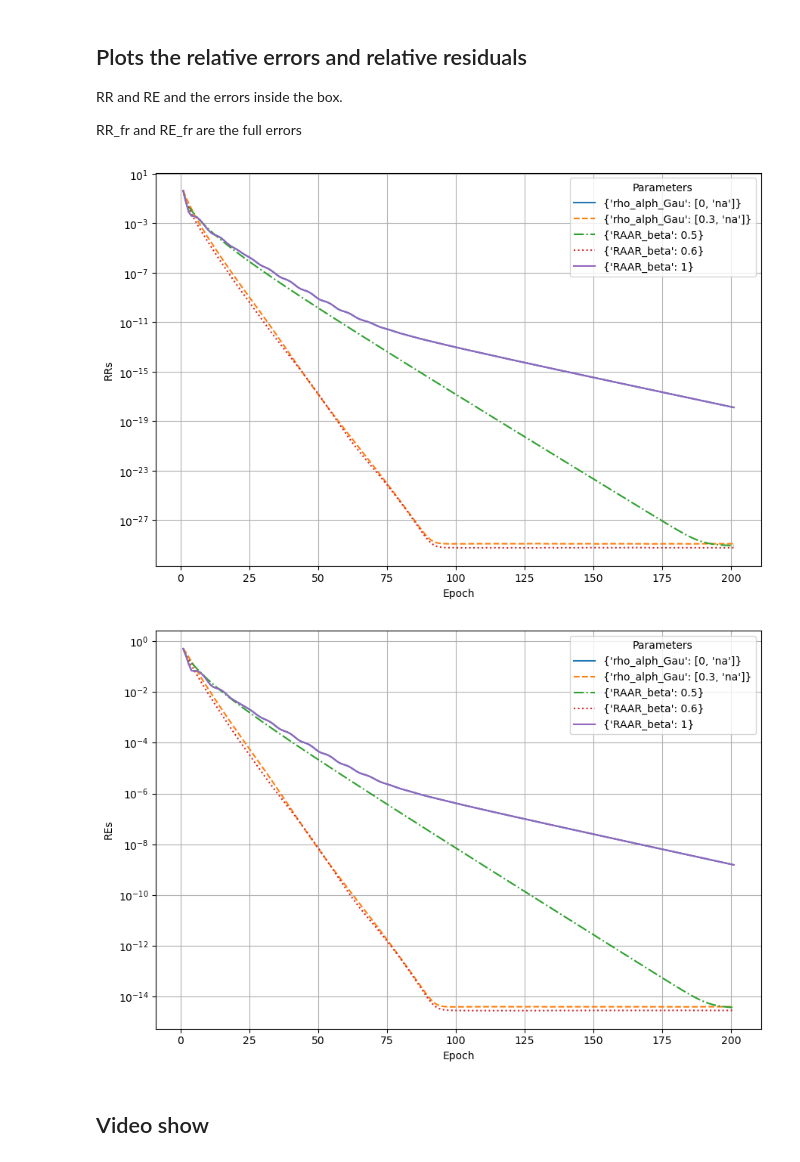
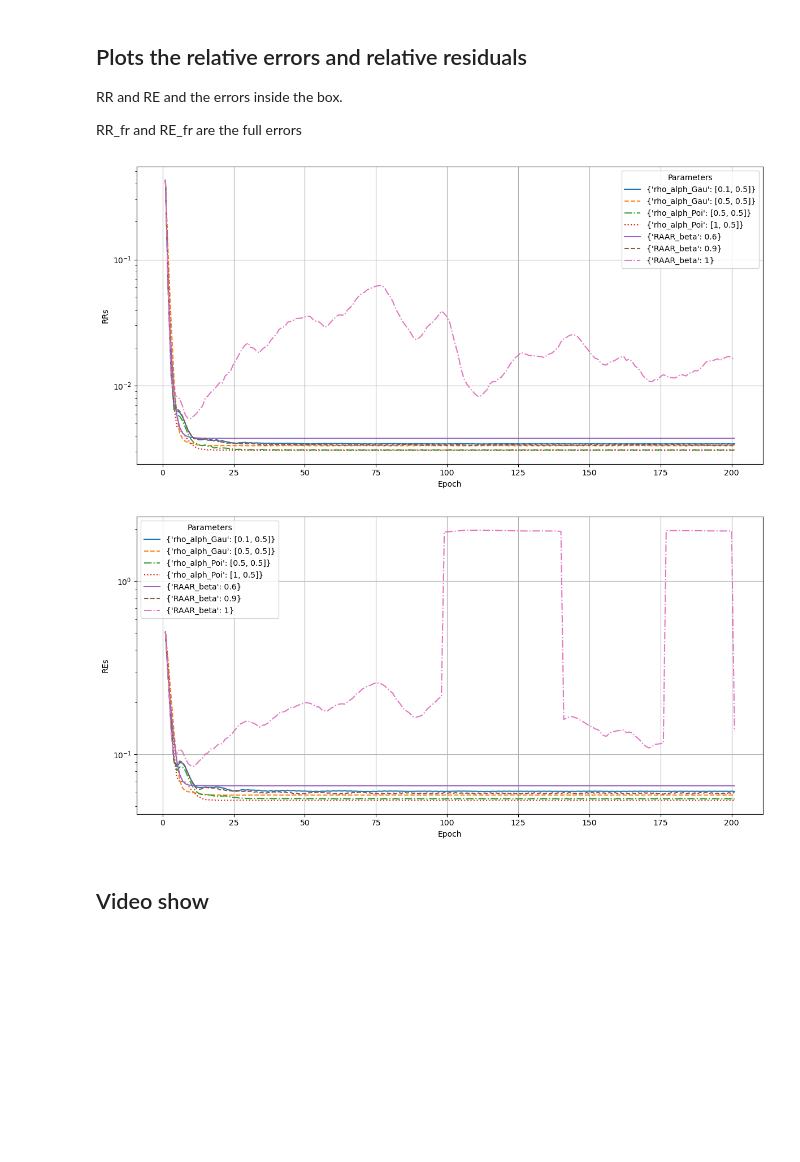
Before and after one commit to JeremieSefo/PhaseRetrievalMirror, a Jupyter notebook: optimized.ipynb, the cells around one changed output. Cells and saved outputs as stored; diff of their text form; code cells hidden in the pictures; blank space fills up the shorter version.

```diff
--- a/optimized.ipynb
+++ b/optimized.ipynb
@@ -1284,7 +1284,8 @@ Algos_group = [
 
     # ['Averaged Alternating Reflections RSRM', 'RAAR', 'Gaussian-DRS' ] #, 'Gaussian-DRS', 'Poisson-DRS in OS'  'Averaged Alternating Reflections RMRS',
     # ['Hybrid Input-Output' ], # , 'RAAR', 'Gaussian-DRS'  #, 'Gaussian-DRS', 'Poisson-DRS in OS'  'Averaged Alternating Reflections RMRS',
-    [ 'Gaussian-DRS'],  # , 'Hybrid Input-Output'
+    # ['Poisson-DRS'],  # 'Gaussian-DRS' , 'Poisson-DRS' , 'Hybrid Input-Output'
+    [ 'Gaussian-DRS', 'Poisson-DRS'],  # 'Gaussian-DRS' , 'Poisson-DRS' , 'Hybrid Input-Output'
     ['RAAR']
     # ['Averaged Alternating Reflections RSRM','Averaged Alternating Reflections RMRS']
     #['real mirror', 'complex mirror', 'Hybrid Input-Output'], 'RAAR'
@@ -1309,12 +1310,12 @@ params = {
     'Output-Output': [{'OO_beta': 0.5}],
     'basic Input-Output': [{'IO_beta': 1.0}],
 
-    'Gaussian-DRS': [{'rho_alph_Gau': [l, 'na']} for l in [0, 0.3]  ], #np.linspace(0, 1, n) [0.36, 0.5]  [0.1, 0.3, 0.5, 1.1]  [0, 0.3]
+    'Gaussian-DRS': [{'rho_alph_Gau': [l, 0.5]} for l in [0.1, 0.5]  ], #np.linspace(0, 1, n) [0.36, 0.5]  [0.1, 0.3, 0.5, 1.1]  [0, 0.3]
     'Gaussian-DRS + TVS_M': [{'rho_alph_Gau':  [0, l], 'TvIter': 10, 'TvAlpha': 0.0005} for l in [0.36, 0.5] ],
     'Gaussian-DRS + M_TVS': [{'rho_alph_Gau':  [0, l], 'TvIter': 10, 'TvAlpha': 0.0005} for l in [0.36, 0.5] ],
     'Gaussian-DRS + TV1': [{'rho_alph_Gau':  [0, l], 'TvIter': 10, 'TvAlpha': 0.05} for l in [0.36, 0.5] ],
 
-    'Poisson-DRS': [{'rho_alph_Poi':  [0, l]} for l in [0.36, 0.5] ],
+    'Poisson-DRS': [{'rho_alph_Poi':  [l, 0.5]} for l in [0.5, 1] ],
     'Poisson-DRS + TVS_M': [{'rho_alph_Poi':  [l, 0.5], 'TvIter': 10, 'TvAlpha': 0.005} for l in [0., 0.5]],
     'Poisson-DRS + M_TVS': [{'rho_alph_Poi':  [l, 0.5], 'TvIter': 10, 'TvAlpha': 0.005} for l in [0., 0.5]],
     'Poisson-DRS + TV1': [{'rho_alph_Poi':  [l, 0.5], 'TvIter': 10, 'TvAlpha': 0.005} for l in [0., 0.5]],
@@ -1324,7 +1325,7 @@ params = {
     'Poisson-DRS in OS + M_TVS': [{'rho_alph_Poi':  [1, 0.5], 'TvIter': 10, 'TvAlpha': 0.005}],
     'Poisson-DRS in OS + TV1': [{'rho_alph_Poi':  [1, 0.5], 'TvIter': 10, 'TvAlpha': 0.005}],
 
-    'RAAR': [{'RAAR_beta': l} for l in  [0.5, 0.6, 1] ], #np.linspace(0., 1, 5)  [0.5, 0.6, 0.7, 0.8, 0.9, 1]
+    'RAAR': [{'RAAR_beta': l} for l in  [0.6, 0.9, 1] ], #np.linspace(0., 1, 5)  [0.5, 0.6, 0.7, 0.8, 0.9, 1]
 
     'Averaged Alternating Reflections RSRM': [{'AAR_lambda': l} for l in np.linspace(0.5, 0.9, n)],
     'Averaged Alternating Reflections RSRM + TVS_M': [{'TvIter': 10, 'TvAlpha': 0.005}],
@@ -1398,7 +1407,7 @@ iteration k 0
 def phase_retrie_plots_object(idx, grd_truths, X_sols, space, Algos):
     op = odl.FlatteningOperator(space)
 
-    fig = plt.figure(figsize=(16, 12))  # (4, 8)
+    fig = plt.figure(figsize=(32, 32))  # (4, 8)
 
     x = grd_truths[idx]
     Nx, Ny = x.shape
@@ -1480,7 +1493,7 @@ def plot_error_decay(errors_list, params, title="Error Decay", path = '/path/to/
         xlabel (str): Label for the x-axis (iteration count).
         ylabel (str): Label for the y-axis (error value).
     """
-    plt.figure(figsize=(9, 6))  # Adjust size if needed
+    plt.figure(figsize=(12, 6))  # Adjust size if needed
 
     # # Loop through each list of errors and corresponding parameter
     # for errors, param in zip(errors_list, params):
@@ -1549,40 +1562,50 @@ parames = parameters  # Example parameter values
 # path = 'results_desk/HIO wanders bad with noise gaus 1e-6 in random meas, Fourier error inside the box.png'
 # path = 'results_desk/ER + HIO noise gaus 1e-3 in random meas, Fourier error inside the box.png'
 # path = 'results_desk/RAAR faster, ER, AAR, random, Fourier error inside the box.png'
-path = 'results_desk/RAAR stable than AAR, noisy gaus 1e-6, random, Fourier error inside the box.png'
+# path = 'results_desk/RAAR stable than AAR, noisy gaus 1e-6, random, Fourier error inside the box.png'
+# path = 'results_desk/gDRS rho 0.3 opt, random, Fourier error.png'
+# path = 'results_desk/gDRS rho 0.3 opt, random, Fourier error inside the box.png'
+# path = 'results_desk/gDRS rho 2 opt Vs RAAR 0.9, gaus noise 10-6, random, Fourier error inside the box.png'
+# path = 'results_desk/gDRS rho 0.3 = speed Vs RAAR 0.6, noiseless, Fourier error inside the box.png'
+path = 'results_desk/DRS rho stable Vs RAAR, gaus noise 1e-4, Fourier error inside the box.png'
 
 # Get the directory from the path
 directory = os.path.dirname(path)
 
 # Create the directory if it does not exist
 if not os.path.exists(directory):
     os.makedirs(directory)
 title = 'RRs' # 'RR' 'Fourier error'
 caption = plot_error_decay(errors_list, parames, title = title, path = path, xlabel="Epoch", ylabel=title)
 # with open(path, 'wb') as f:
 #     f.write(caption)
 
 errors_list = RE # RE_fr RE, Err
 # print((Err[0]), (Err[1]))
 
 # Define the path
 # path = 'results_desk/object_image_ratio_4over10/Fourier/noiseless/spectral_init/Gaussian-DRS, imageSize 64_64, Object error for diff param 0 0.25 0.5 0.75 1.png'
 # path = 'results_desk/object_image_ratio_4over10/Fourier/noiseless/spectral_init/HIO, RAAR, Gaussian-DRS, 1000 iter, imageSize 84_84 x 2, Object error.png'
 # path = 'results_desk/object_image_ratio_4over10/random/noiseless/Gaussian_init/Gaussian-DRS, 1000 iter, imageSize 34_34 x 2, Object error.png'
 # path = 'results_desk/object_image_ratio_4over10/random/noiseless/Gaussian_init/Gaussian-DRS, 1000 iter, imageSize 34_34 x 2, Object error inside the box.png'
 # path = 'results_desk/HIO_0 excels for random, Object error inside the box.png'
 # path = 'results_desk/HIO wanders bad with noise gaus 1e-6 in random meas, Object error inside the box.png'
 # path = 'results_desk/ER + HIO noise gaus 1e-in random meas, Object error inside the box.png'
 # path = 'results_desk/RAAR faster, ER, AAR, random, Object error inside the box.png'
-path = 'results_desk/RAAR stable than AAR, noisy gaus 1e-6, random, Object error inside the box.png'
+# path = 'results_desk/RAAR stable than AAR, noisy gaus 1e-6, random, Object error inside the box.png'
+# path = 'results_desk/gDRS rho 0.3 opt, random, Object error.png'
+# path = 'results_desk/gDRS rho 0.3 opt, random, Object error inside the box.png'
+# path = 'results_desk/gDRS rho 2 opt Vs RAAR 0.9, gaus noise 10-6, random, Object error inside the box.png'
+# path = 'results_desk/gDRS rho 0.3 = speed Vs RAAR 0.6, noiseless, Object error inside the box.png'
+path = 'results_desk/DRS rho stable Vs RAAR, gaus noise 1e-4, Object error inside the box.png'
 
 title = 'REs' # 'RE' 'Object error'
 caption = plot_error_decay(errors_list, parames, title = title, path = path, xlabel="Epoch", ylabel=title)
 # with open(path, 'wb') as f:
 #     f.write(caption)
 # %% [output]
-[figure, old version]
+[figure, new version]
-[figure, old version]
+[figure, new version]
 # %% [markdown]
 ## Video show
 # %%
```
Also changed, not shown: parts of 4 cells of this notebook.
